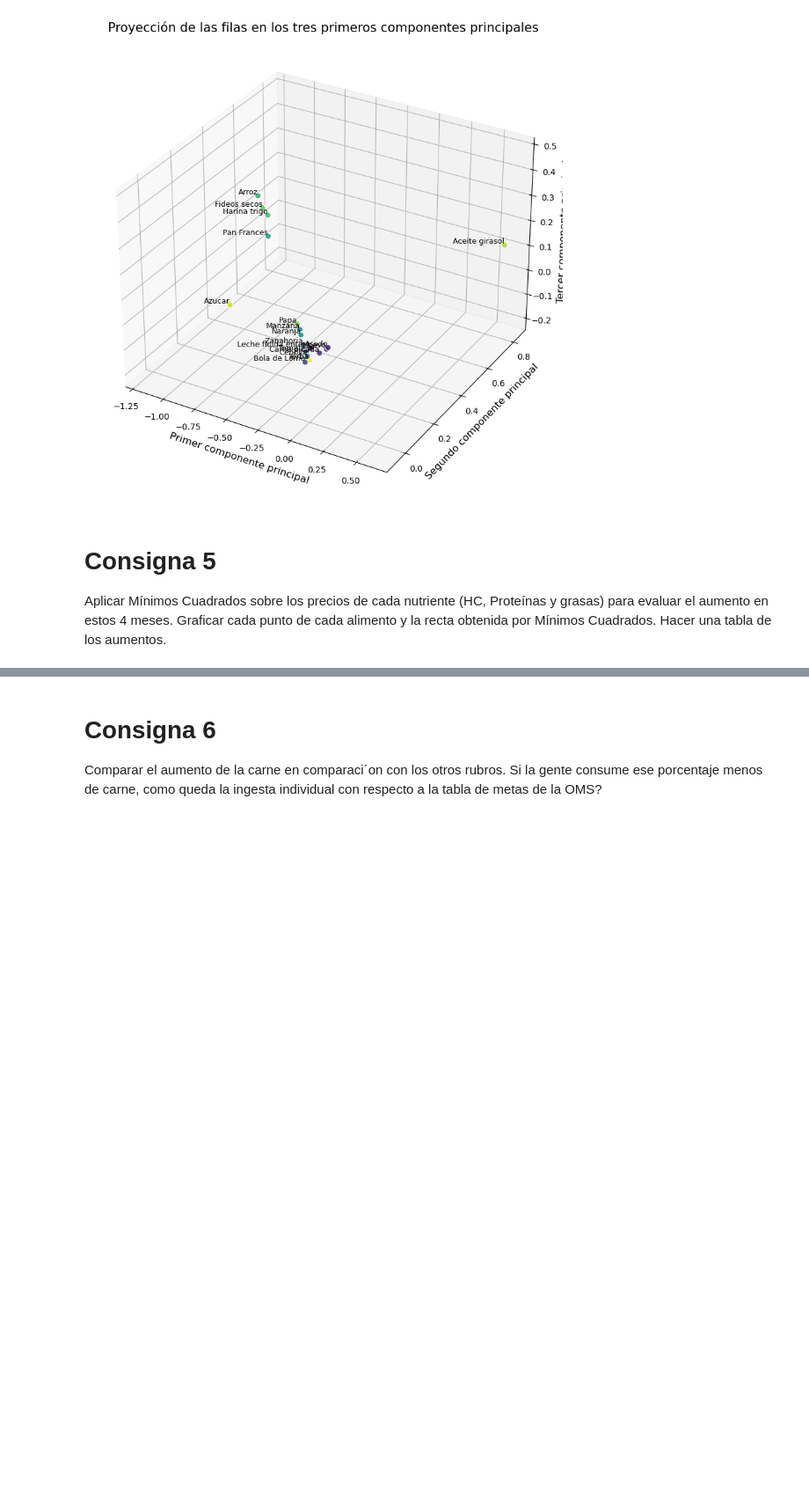
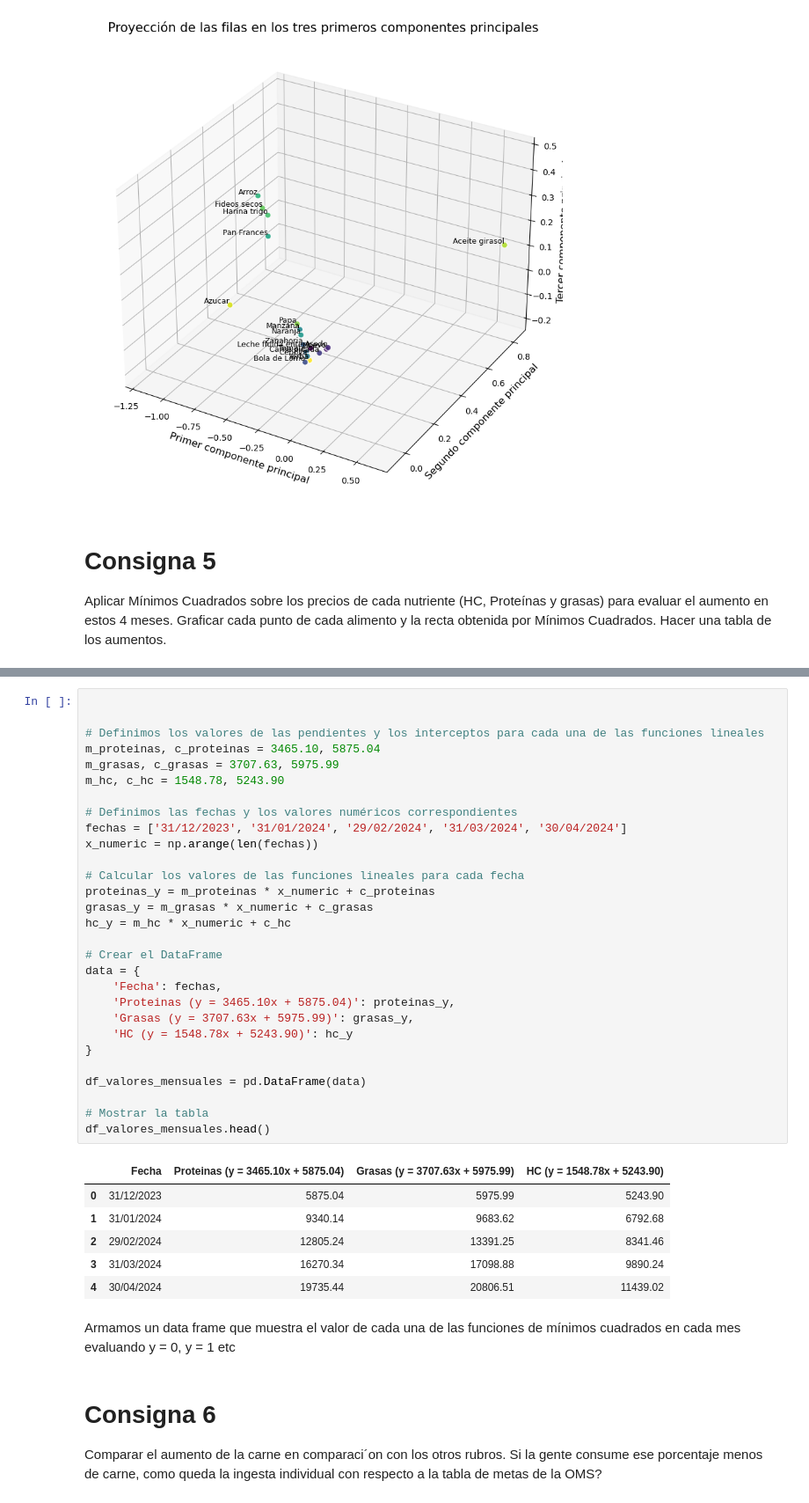
Before and after one commit to manuelgutman/ptalc2, a Jupyter notebook: funciones.ipynb, the cells around one changed output, grey strips where cells are left out. Shown at 88% size. Cells and saved outputs as stored; diff of their text form; blank space fills up the shorter version.

Commit message:
funcion iniciar tabla

```diff
--- a/funciones.ipynb
+++ b/funciones.ipynb
@@ -352,6 +357,44 @@ Fórmula de la recta para Proteinas (gr): y = 3465.10x + 5875.04
 Fórmula de la recta para Grasas (gr): y = 3707.63x + 5975.99
 [figure]
 Fórmula de la recta para HC (gr): y = 1548.78x + 5243.90
+# %%
+
+
+# Definimos los valores de las pendientes y los interceptos para cada una de las funciones lineales
+m_proteinas, c_proteinas = 3465.10, 5875.04
+m_grasas, c_grasas = 3707.63, 5975.99
+m_hc, c_hc = 1548.78, 5243.90
+
+# Definimos las fechas y los valores numéricos correspondientes
+fechas = ['31/12/2023', '31/01/2024', '29/02/2024', '31/03/2024', '30/04/2024']
+x_numeric = np.arange(len(fechas))
+
+# Calcular los valores de las funciones lineales para cada fecha
+proteinas_y = m_proteinas * x_numeric + c_proteinas
+grasas_y = m_grasas * x_numeric + c_grasas
+hc_y = m_hc * x_numeric + c_hc
+
+# Crear el DataFrame
+data = {
+    'Fecha': fechas,
+    'Proteinas (y = 3465.10x + 5875.04)': proteinas_y,
+    'Grasas (y = 3707.63x + 5975.99)': grasas_y,
+    'HC (y = 1548.78x + 5243.90)': hc_y
+}
+
+df_valores_mensuales = pd.DataFrame(data)
+
+# Mostrar la tabla
+df_valores_mensuales.head()
+# %% [output]
+|  | Fecha | Proteinas (y = 3465.10x + 5875.04) | Grasas (y = 3707.63x + 5975.99) | HC (y = 1548.78x + 5243.90) |
+| 0 | 31/12/2023 | 5875.04 | 5975.99 | 5243.90 |
+| 1 | 31/01/2024 | 9340.14 | 9683.62 | 6792.68 |
+| 2 | 29/02/2024 | 12805.24 | 13391.25 | 8341.46 |
+| 3 | 31/03/2024 | 16270.34 | 17098.88 | 9890.24 |
+| 4 | 30/04/2024 | 19735.44 | 20806.51 | 11439.02 |
+# %% [markdown]
+Armamos un data frame que muestra el valor de cada una de las funciones de mínimos cuadrados en cada mes evaluando y = 0, y = 1 etc
 # %% [markdown]
 # Consigna 6
 
```
Also changed, not shown: parts of 9 cells of this notebook.
